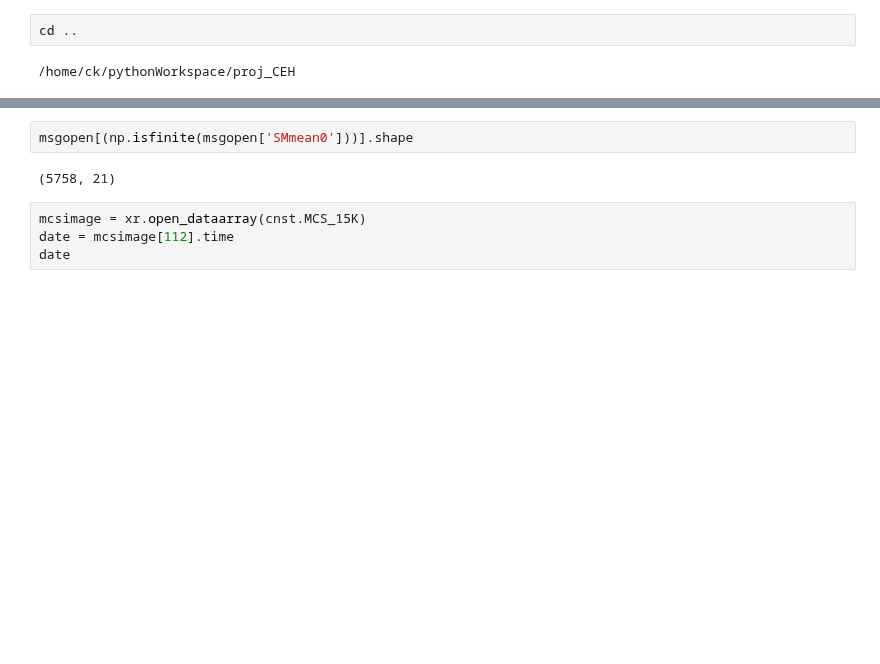
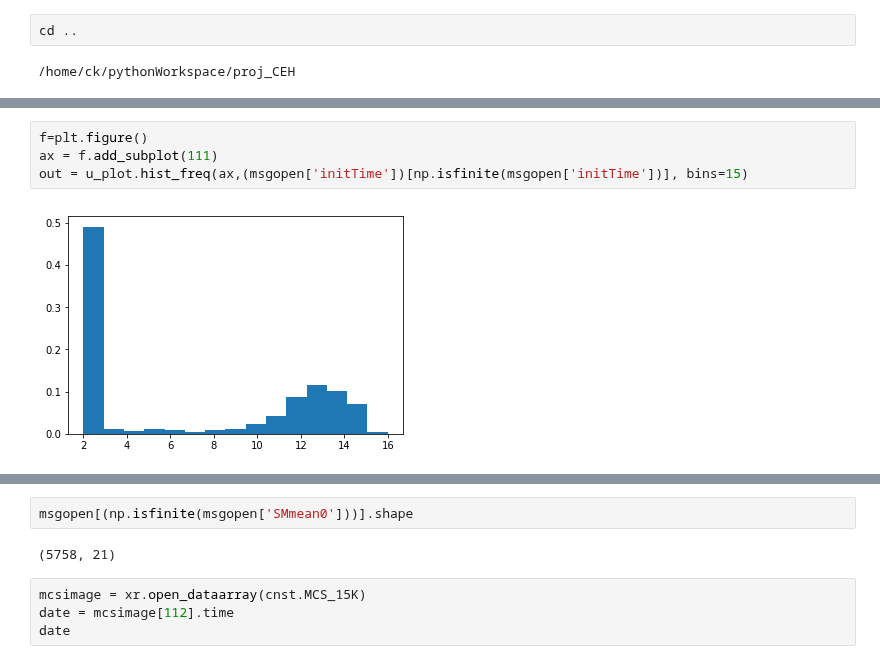
Before and after one commit to cornkle/proj_CEH, a Jupyter notebook: notebooks/AMMA_filterCore_LSTA_AMSRE_coreNumbers.ipynb, the cells around one changed output, grey strips where cells are left out. Drawn from its saved outputs; the diff is of its cells as text; blank space fills up the shorter version.

```diff
--- a/notebooks/AMMA_filterCore_LSTA_AMSRE_coreNumbers.ipynb
+++ b/notebooks/AMMA_filterCore_LSTA_AMSRE_coreNumbers.ipynb
@@ -59,0 +169,6 @@ msgopen[(np.isfinite(msgopen['LSTA_flag']))].shape
+# %%
+f=plt.figure()
+ax = f.add_subplot(111)
+out = u_plot.hist_freq(ax,(msgopen['initTime'])[np.isfinite(msgopen['initTime'])], bins=15)
+# %% [output]
+[figure, added]
```
Also changed, not shown: parts of 46 cells of this notebook, 22 other files.
